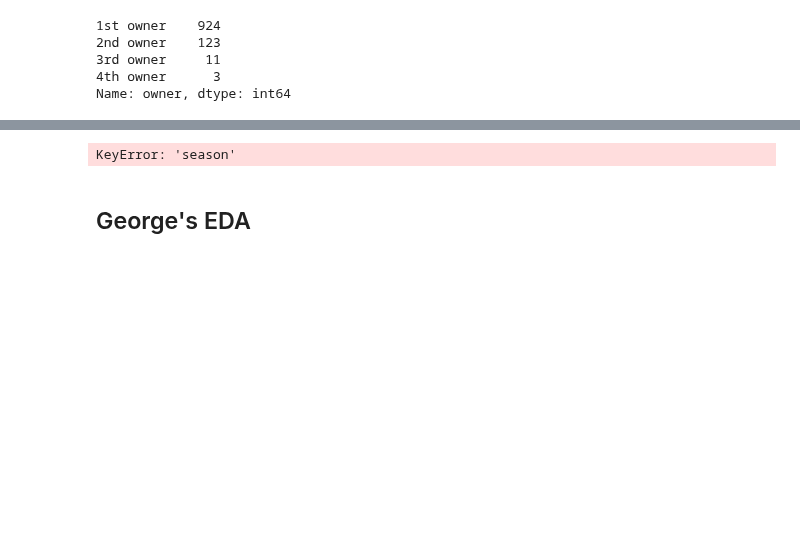
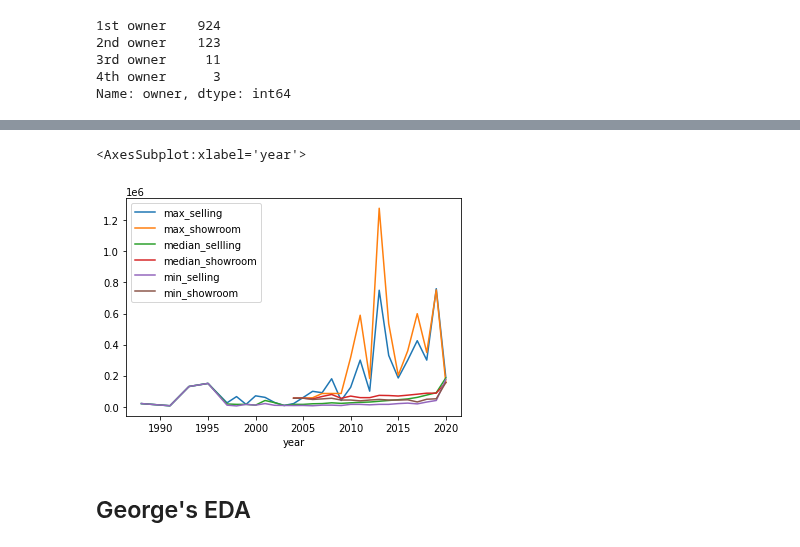
Before and after one commit to akoncsugit/ST590Project1, a Jupyter notebook: Project1.ipynb, the cells around one changed output, grey strips where cells are left out. Saved outputs shown, nothing was run; the diff lists cells and outputs as text; code cells hidden in the pictures; blank space fills up the shorter version.

```diff
--- a/Project1.ipynb
+++ b/Project1.ipynb
@@ -141,17 +137,19 @@ pd.pivot_table(bike_data, values = ["selling_price", "ex_showroom_price", "km_dr
 | [2012, 2016) | 1278000.0 | 83894.82 | 42859.0 | 90586.41 | 500000 | 36215.19 | 1200 | 40867.24 | 750000 | ... |
 | [2016, 2020) | 752020.0 | 95288.69 | 30490.0 | 69371.29 | 345000 | 20293.67 | 350 | 24234.46 | 760000 | ... |
 # %%
-max_selling = bike_data.groupby("season", axis = 1).dropna(axis = 0)\
+max_selling = bike_data.groupby("year")\
 .agg(
     max_selling = ("selling_price", max),
     max_showroom = ("ex_showroom_price", max),
     median_sellling = ("selling_price", np.median),
     median_showroom = ("ex_showroom_price", np.median),
     min_selling = ("selling_price", min),
     min_showroom = ("ex_showroom_price", min)
 )
+max_selling.plot.line()
 # %% [output]
-KeyError: 'season'
+<AxesSubplot:xlabel='year'>
+[figure, added]
 # %% [markdown]
 ## George's EDA
 # %%
```
Also changed, not shown: parts of 12 cells of this notebook.
